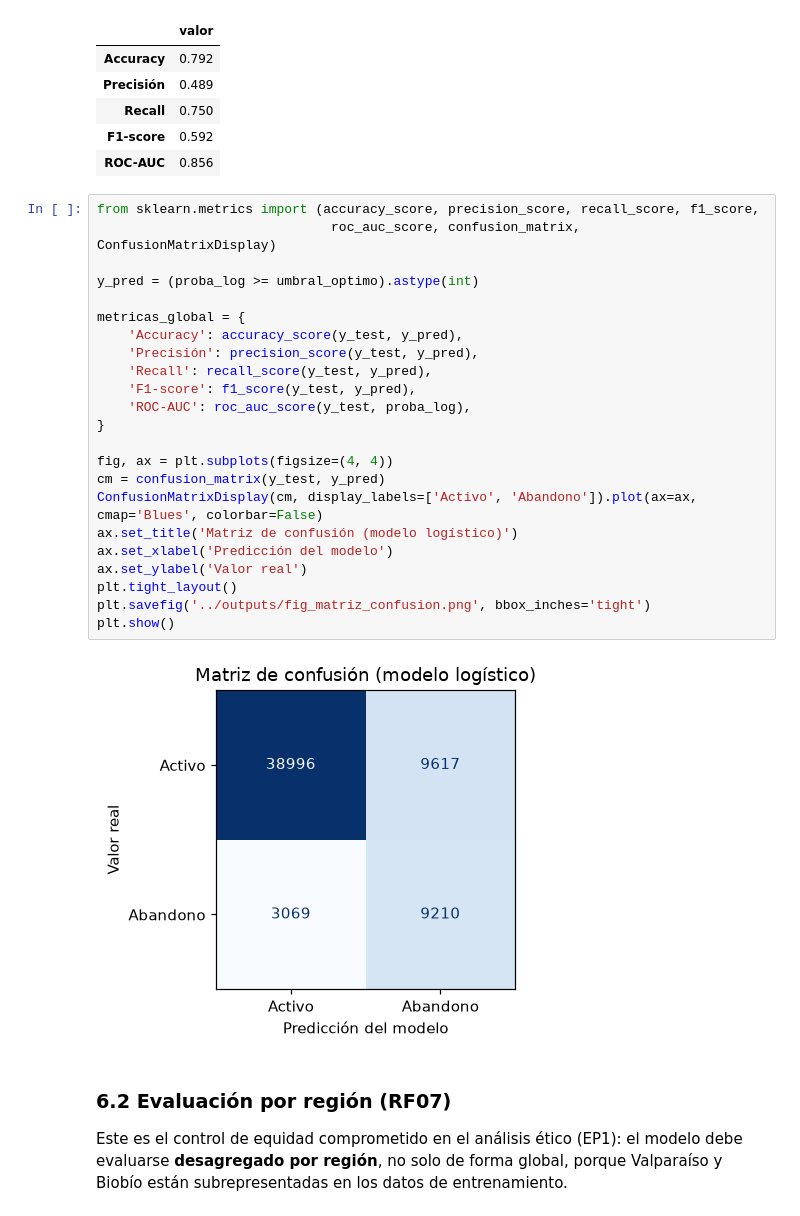
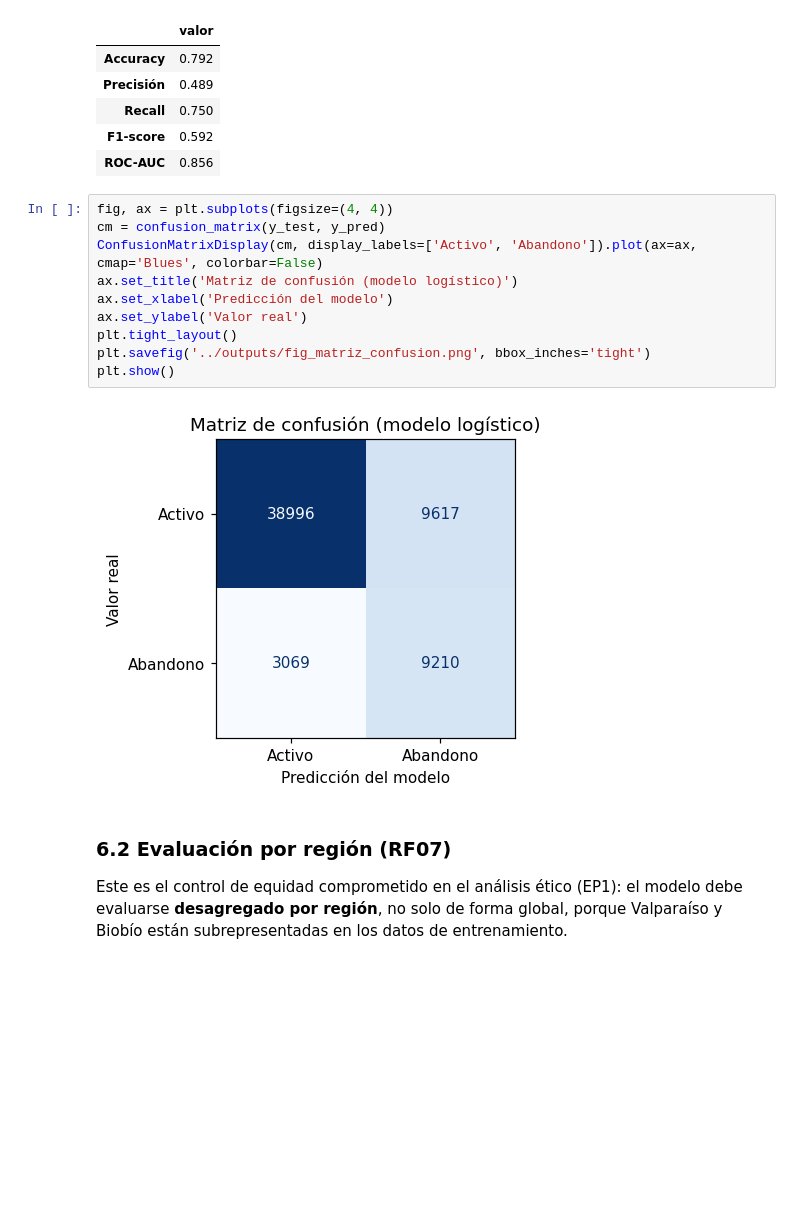
Before and after one commit to fanny698/retailnova-ep5, a Jupyter notebook: retailnova/notebooks/01_prediccion_abandono.ipynb, the cells around one changed output. Drawn from its saved outputs; the diff is of its cells as text; blank space fills up the shorter version.

```diff
--- a/retailnova/notebooks/01_prediccion_abandono.ipynb
+++ b/retailnova/notebooks/01_prediccion_abandono.ipynb
@@ -279,30 +279,17 @@ pd.Series(metricas_global).round(3).to_frame('valor')
 | F1-score | 0.592 |
 | ROC-AUC | 0.856 |
 # %%
-from sklearn.metrics import (accuracy_score, precision_score, recall_score, f1_score,
-                              roc_auc_score, confusion_matrix, ConfusionMatrixDisplay)
-
-y_pred = (proba_log >= umbral_optimo).astype(int)
-
-metricas_global = {
-    'Accuracy': accuracy_score(y_test, y_pred),
-    'Precisión': precision_score(y_test, y_pred),
-    'Recall': recall_score(y_test, y_pred),
-    'F1-score': f1_score(y_test, y_pred),
-    'ROC-AUC': roc_auc_score(y_test, proba_log),
-}
-
 fig, ax = plt.subplots(figsize=(4, 4))
 cm = confusion_matrix(y_test, y_pred)
 ConfusionMatrixDisplay(cm, display_labels=['Activo', 'Abandono']).plot(ax=ax, cmap='Blues', colorbar=False)
 ax.set_title('Matriz de confusión (modelo logístico)')
 ax.set_xlabel('Predicción del modelo')
 ax.set_ylabel('Valor real')
 plt.tight_layout()
 plt.savefig('../outputs/fig_matriz_confusion.png', bbox_inches='tight')
 plt.show()
 # %% [output]
-[figure, old version]
+[figure, new version]
 # %% [markdown]
 ### 6.2 Evaluación por región (RF07)
 Este es el control de equidad comprometido en el análisis ético (EP1): el modelo debe
```
Also changed, not shown: parts of 7 cells of this notebook, 16 other files.
